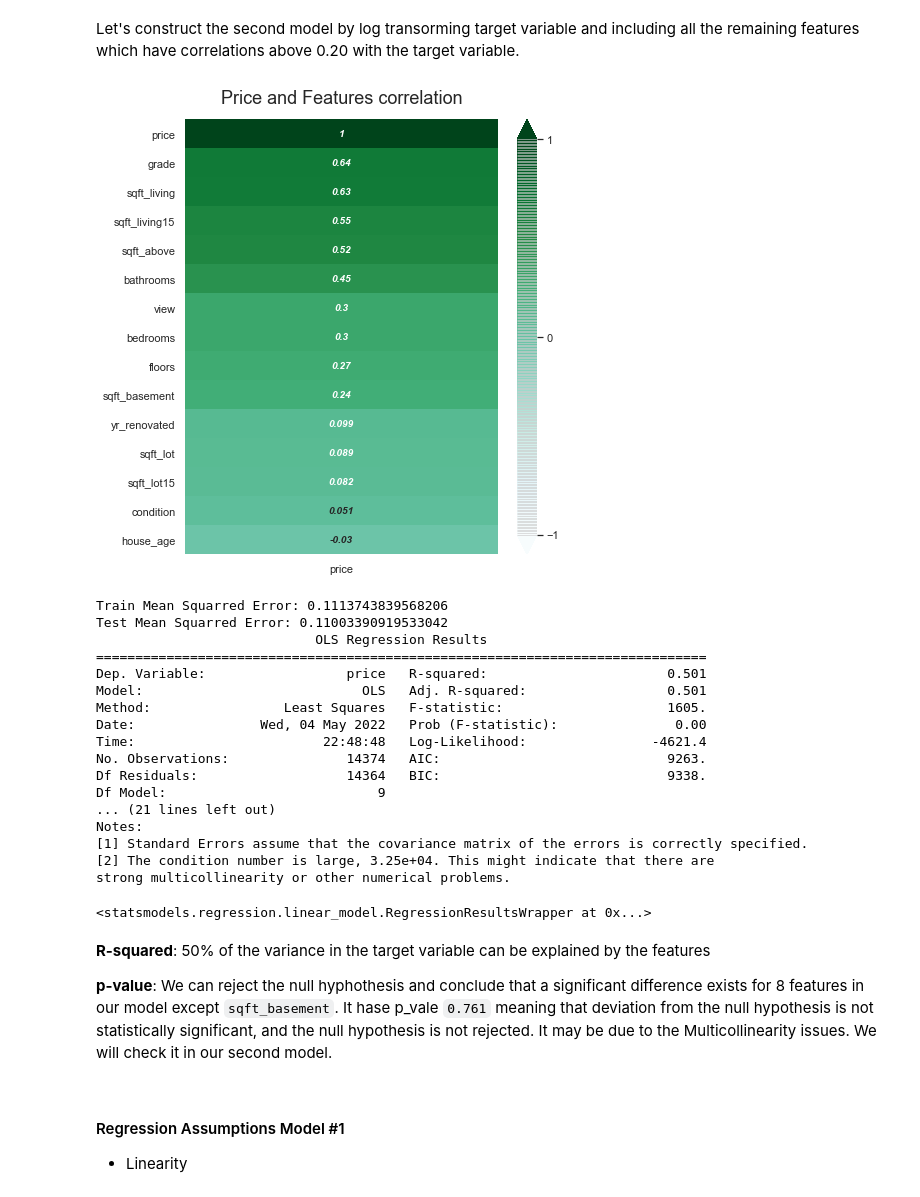
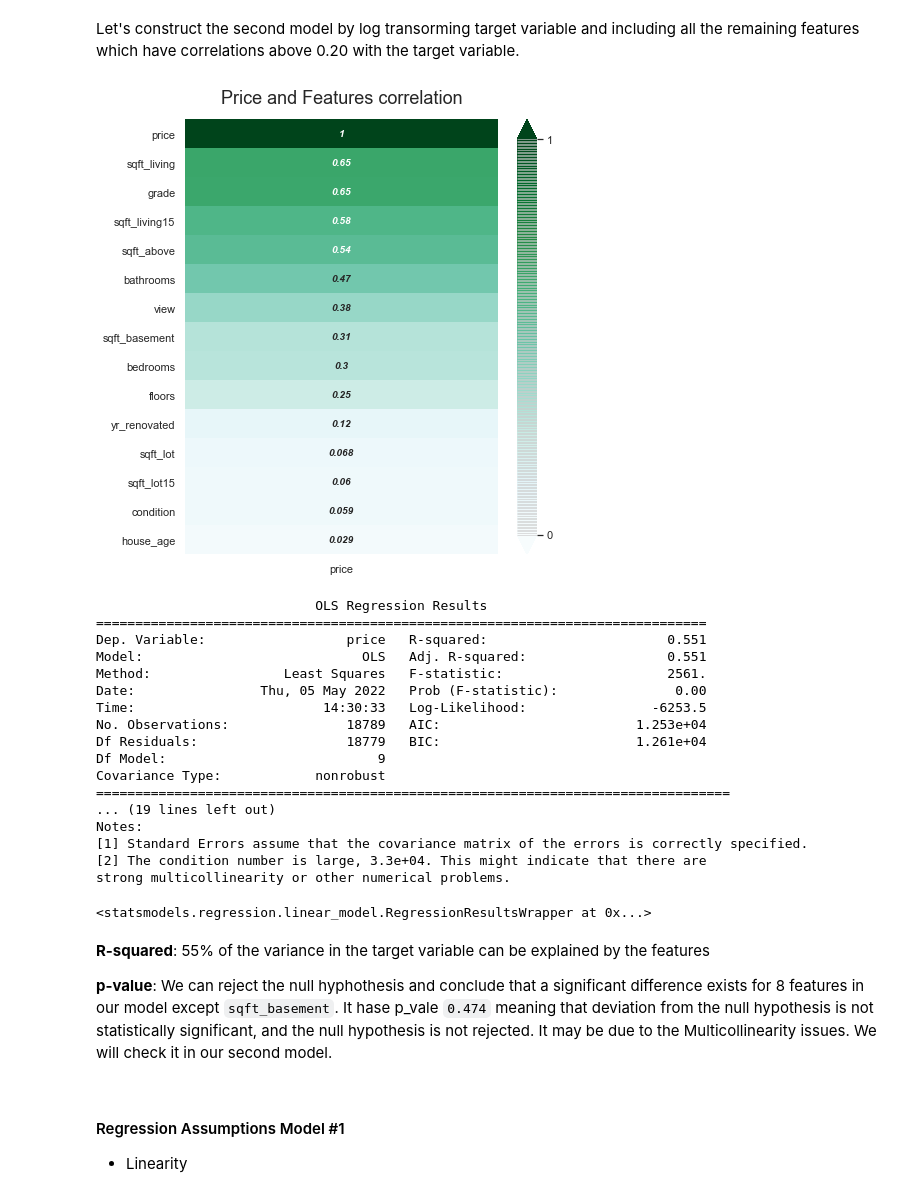
Before and after one commit to kamalova/-Multiple-Linear-Regression-King-County-Housing, a Jupyter notebook: notebook.ipynb, the cells around one changed output. Cells and saved outputs as stored; diff of their text form; code cells hidden in the pictures.

```diff
--- a/notebook.ipynb
+++ b/notebook.ipynb
@@ -541,0 +521,7 @@ final_df.describe()
+# %%
+upper = df.bedrooms.mean() + 3*df.bedrooms.std()
+lower = df.bedrooms.mean() -3*df.bedrooms.std()
+print(upper)
+print(lower)
+df = df[(df.bedrooms<upper) & (df.bedrooms>lower)]
+df.describe().bedrooms
@@ -541,0 +540,7 @@ final_df.describe()
+# %%
+upper = df.sqft_above.mean() + 3*df.sqft_above.std()
+lower = df.sqft_above.mean() -3*df.sqft_above.std()
+print(upper)
+print(lower)
+df = df[(df.sqft_above<upper) & (df.sqft_above>lower)]
+df.describe().sqft_above
@@ -541,0 +559,6 @@ final_df.describe()
+# %%
+upper = df.bathrooms.mean() + 3*df.bathrooms.std()
+lower = df.bathrooms.mean() -3*df.bathrooms.std()
+
+df = df[(df.bathrooms<upper) & (df.bathrooms>lower)]
+df.describe().bathrooms
@@ -746,16 +759,16 @@ Let's construct the second model by log transorming target variable and  includi
 # %%
 # Setting the figsize
 plt.figure(figsize=(7, 8))
-heatmap = sns.heatmap(final_df.corr()[['price']].sort_values(by='price', ascending=False),
-                      vmin=-1, vmax=1, annot=True, cmap='BuGn',cbar_kws={'orientation':'vertical',
+heatmap = sns.heatmap(abs(df.corr()[['price']]).sort_values(by='price', ascending=False),
+                      vmin=0, vmax=1, annot=True, cmap='BuGn',cbar_kws={'orientation':'vertical',
                                                                          'shrink':1,'extend':'both',
-                                                                         'ticks':[-1, 0, 1], 'drawedges':True},
+                                                                         'ticks':[0, 1], 'drawedges':True},
                       annot_kws={'fontsize':10, 'fontstyle':'italic','fontweight':'bold', 'verticalalignment':'center'})
 
 heatmap.set_title('Price and Features correlation', fontdict={'fontsize':18}, pad=16);
 plt.savefig('target_feat_corr.png', dpi=130, bbox_inches='tight')
 plt.show()
 # %% [output]
-[figure, old version]
+[figure, new version]
 # %%
 # Log transform of target variable
@@ -763,31 +776,31 @@ final_df['price'] = np.log(final_df['price'])
 # %%
 # Building 1-Model
-model1_df = final_df[['price', 'grade','sqft_living','sqft_living15','sqft_above',
+model1_df = df[['price', 'grade','sqft_living','sqft_living15','sqft_above',
                       'bathrooms','bedrooms','view','floors','sqft_basement']]
 model1 = building_lr_model(model1_df)
 model1
 # %% [output]
-Train Mean Squarred Error: 0.1113743839568206
-Test Mean Squarred Error: 0.11003390919533042
                             OLS Regression Results
 ==============================================================================
-Dep. Variable:                  price   R-squared:                       0.501
-Model:                            OLS   Adj. R-squared:                  0.501
-Method:                 Least Squares   F-statistic:                     1605.
-Date:                Wed, 04 May 2022   Prob (F-statistic):               0.00
-Time:                        22:48:48   Log-Likelihood:                -4621.4
-No. Observations:               14374   AIC:                             9263.
-Df Residuals:                   14364   BIC:                             9338.
+Dep. Variable:                  price   R-squared:                       0.551
+Model:                            OLS   Adj. R-squared:                  0.551
+Method:                 Least Squares   F-statistic:                     2561.
+Date:                Thu, 05 May 2022   Prob (F-statistic):               0.00
+Time:                        14:30:33   Log-Likelihood:                -6253.5
+No. Observations:               18789   AIC:                         1.253e+04
+Df Residuals:                   18779   BIC:                         1.261e+04
 Df Model:                           9
-... (21 lines left out)
+Covariance Type:            nonrobust
+=================================================================================
+... (19 lines left out)
 Notes:
 [1] Standard Errors assume that the covariance matrix of the errors is correctly specified.
-[2] The condition number is large, 3.25e+04. This might indicate that there are
+[2] The condition number is large, 3.3e+04. This might indicate that there are
 strong multicollinearity or other numerical problems.
 <statsmodels.regression.linear_model.RegressionResultsWrapper at 0x...>
 # %% [markdown]
-**R-squared**: 50% of the variance in the target variable can be explained by the features <p>
-**p-value**: We can reject the null hyphothesis and conclude that a significant difference exists for 8 features in our model except `sqft_basement`. It hase p_vale `0.761` meaning that deviation from the null hypothesis is not statistically significant, and the null hypothesis is not rejected. It may be due to the Multicollinearity issues. We will check it in our second model.
+**R-squared**: 55% of the variance in the target variable can be explained by the features <p>
+**p-value**: We can reject the null hyphothesis and conclude that a significant difference exists for 8 features in our model except `sqft_basement`. It hase p_vale `0.474` meaning that deviation from the null hypothesis is not statistically significant, and the null hypothesis is not rejected. It may be due to the Multicollinearity issues. We will check it in our second model.
 # %% [markdown]
 #### Regression Assumptions Model #1
 - Linearity
```
Also changed, not shown: parts of 44 cells of this notebook, 12 other files.
